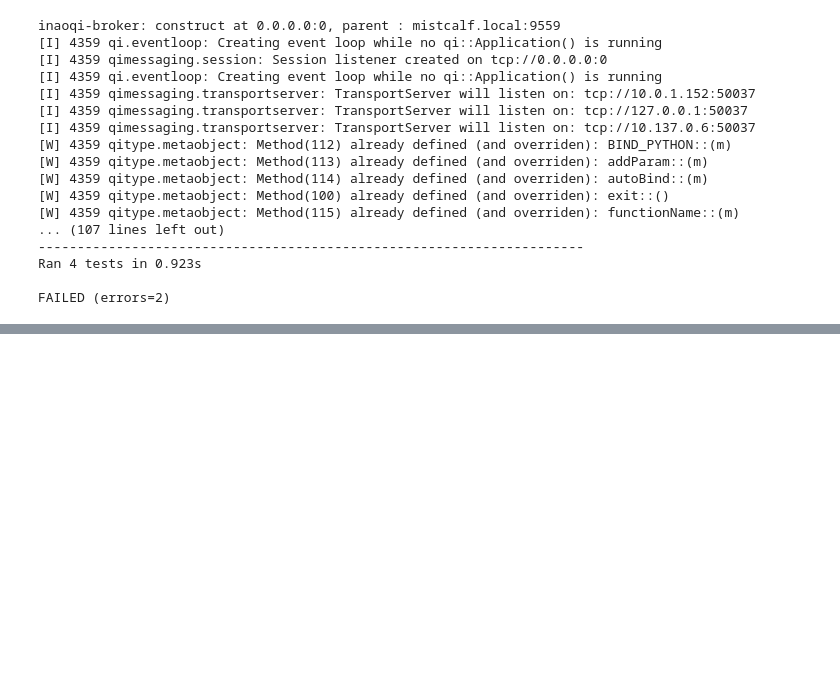
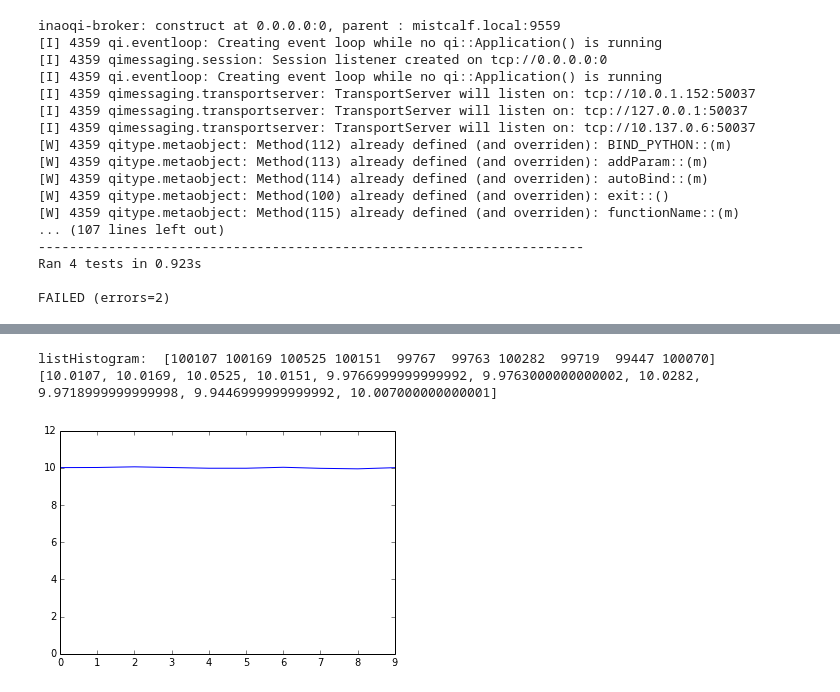
Before and after one commit to mikemcfarlane/Code_sprints, a Jupyter notebook: unittest_development/Unit_test_examples.ipynb, the cells around one changed output, grey strips where cells are left out. Drawn from its saved outputs; the diff is of its cells as text; code cells hidden in the pictures; blank space fills up the shorter version.

Commit message:
Added more tests
Added more tests inc run large number of cycles to check probability
distribution of choice function.

```diff
--- a/unittest_development/Unit_test_examples.ipynb
+++ b/unittest_development/Unit_test_examples.ipynb
@@ -760,0 +890,42 @@ FAILED (errors=2)
+# %%
+# Run code in ipnb for plot
+import random
+import numpy as np
+import matplotlib.pyplot as plt
+
+def choice2(inArray):
+    """ Simple function to implement a Markov transition function.
+
+    """
+    randNum = np.random.random()
+    cum = 0
+    sumVal = np.sum(inArray)
+    if not abs(sumVal - 1.0) < 1e-10:
+        #print "not a P array"
+        raise ce.MatrixError("Not a valid array")
+    else:
+        for count, i in enumerate(inArray):
+            cum += i
+            if cum >= randNum:
+                return count
+
+def main():
+    numRuns = 1000000
+    transitionMatrix = np.array([0.1, 0.1, 0.1, 0.1, 0.1, 0.1, 0.1, 0.1, 0.1, 0.1])
+    # Run choice function many times.
+    list = [choice2(transitionMatrix) for i in range(numRuns)]
+    # Generate histogram of result.
+    listHistogram, listBins = np.histogram(list)
+    print "listHistogram: ", listHistogram
+    listPercentage = [(x / float(numRuns)) * 100 for x in listHistogram]
+    print listPercentage
+
+
+    plt.plot(listPercentage)
+    plt.axis([0, 9, 0, 12])
+
+main()
+# %% [output]
+listHistogram:  [100107 100169 100525 100151  99767  99763 100282  99719  99447 100070]
+[10.0107, 10.0169, 10.0525, 10.0151, 9.9766999999999992, 9.9763000000000002, 10.0282, 9.9718999999999998, 9.9446999999999992, 10.007000000000001]
+[figure, added]
```
Also changed, not shown: parts of 12 cells of this notebook, 2 other files.
